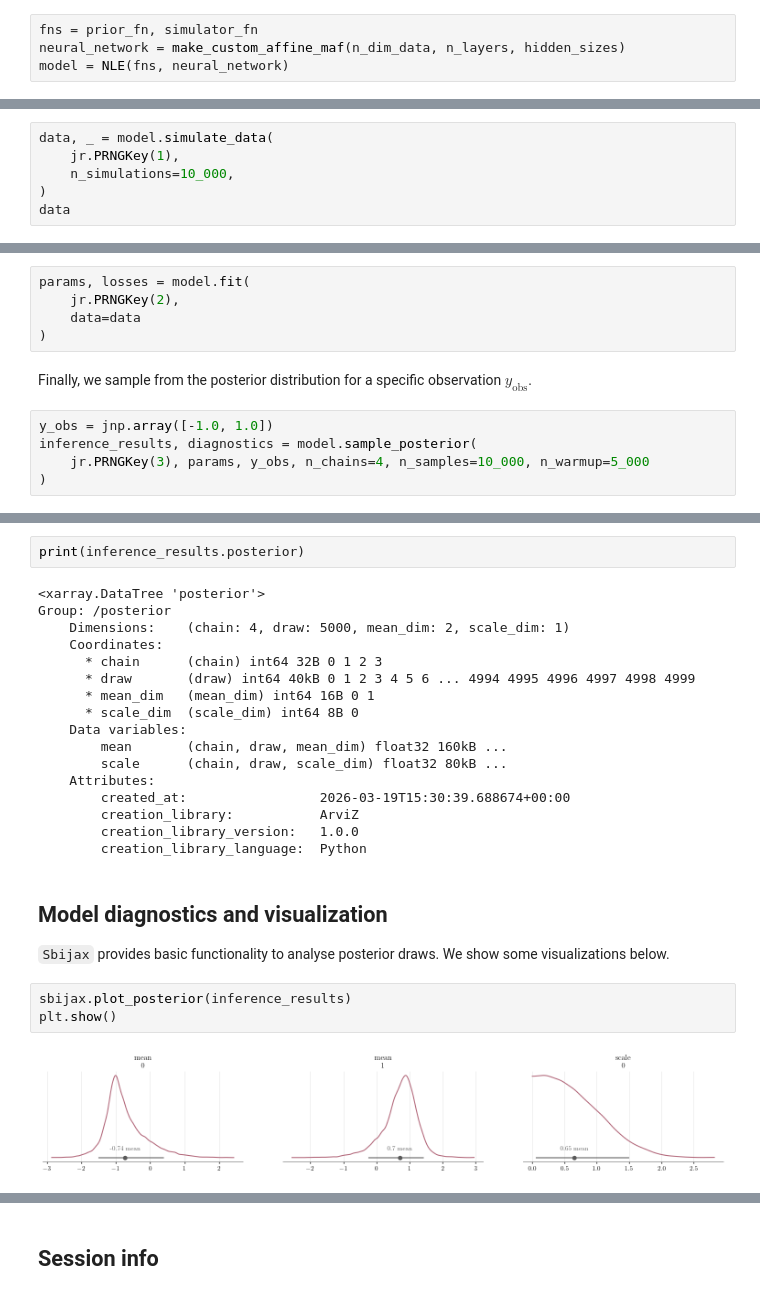
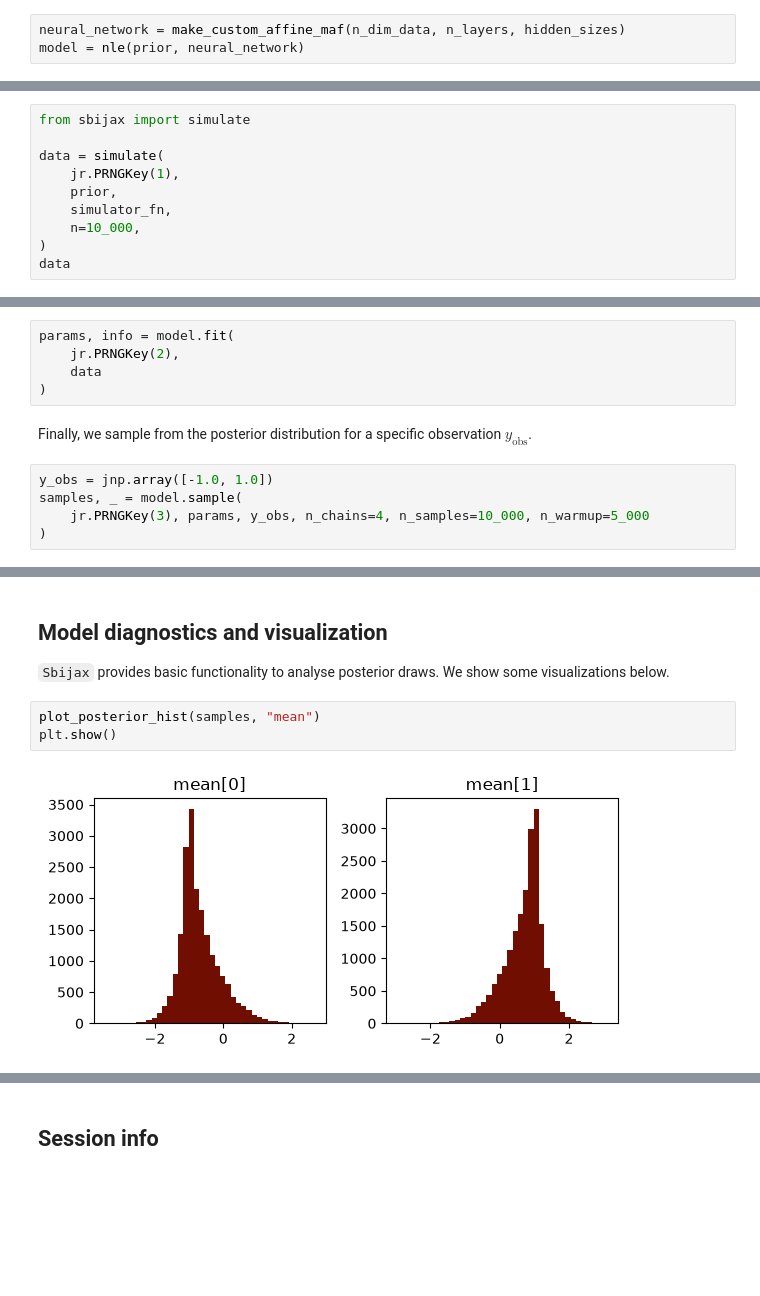
Before and after one commit to dirmeier/sbijax, a Jupyter notebook: docs/notebooks/more_detailed_intro.ipynb, the cells around one changed output, grey strips where cells are left out. Saved outputs shown, nothing was run; the diff lists cells and outputs as text; blank space fills up the shorter version.

```diff
--- a/docs/notebooks/more_detailed_intro.ipynb
+++ b/docs/notebooks/more_detailed_intro.ipynb
@@ -113,17 +125,20 @@ def make_custom_affine_maf(n_dimension, n_layers, hidden_sizes):
     td = hk.transform(_flow)
     return td
 # %%
-fns = prior_fn, simulator_fn
 neural_network = make_custom_affine_maf(n_dim_data, n_layers, hidden_sizes)
-model = NLE(fns, neural_network)
+model = nle(prior, neural_network)
 # %% [markdown]
 ## Training and Inference
 
 Inference is then as easy as simulating some data, fitting the data to the model, a sampling from the approximate posterior. The data set is a dictionary of dictionaries (a PyTree in JAX lingo). It contains samples for the simulator function, called `y`, and parameter samples from the prior model, called `theta`.
 # %%
-data, _ = model.simulate_data(
+from sbijax import simulate
+
+data = simulate(
     jr.PRNGKey(1),
-    n_simulations=10_000,
+    prior,
+    simulator_fn,
+    n=10_000,
 )
 data
 # %% [output]
@@ -147,14 +162,14 @@ data
 # %% [markdown]
 We then fit the model using the typical flow matching loss.
 # %%
-params, losses = model.fit(
+params, info = model.fit(
     jr.PRNGKey(2),
-    data=data
+    data
 )
 # %% [markdown]
 Finally, we sample from the posterior distribution for a specific observation $y_{\text{obs}}$.
 # %%
 y_obs = jnp.array([-1.0, 1.0])
-inference_results, diagnostics = model.sample_posterior(
+samples, _ = model.sample(
     jr.PRNGKey(3), params, y_obs, n_chains=4, n_samples=10_000, n_warmup=5_000
 )
@@ -181,29 +176,10 @@ Group: /
-# %%
-print(inference_results.posterior)
-# %% [output]
-<xarray.DataTree 'posterior'>
-Group: /posterior
-    Dimensions:    (chain: 4, draw: 5000, mean_dim: 2, scale_dim: 1)
-    Coordinates:
-      * chain      (chain) int64 32B 0 1 2 3
-      * draw       (draw) int64 40kB 0 1 2 3 4 5 6 ... 4994 4995 4996 4997 4998 4999
-      * mean_dim   (mean_dim) int64 16B 0 1
-      * scale_dim  (scale_dim) int64 8B 0
-    Data variables:
-        mean       (chain, draw, mean_dim) float32 160kB ...
-        scale      (chain, draw, scale_dim) float32 80kB ...
-    Attributes:
-        created_at:                 2026-03-19T15:30:39.688674+00:00
-        creation_library:           ArviZ
-        creation_library_version:   1.0.0
-        creation_library_language:  Python
 # %% [markdown]
 ## Model diagnostics and visualization
 
 `Sbijax` provides basic functionality to analyse posterior draws. We show some visualizations below.
 # %%
-sbijax.plot_posterior(inference_results)
+plot_posterior_hist(samples, "mean")
 plt.show()
 # %% [output]
-[figure, old version]
+[figure, new version]
 # %%
```
Also changed, not shown: parts of 11 cells of this notebook, 41 other files.
